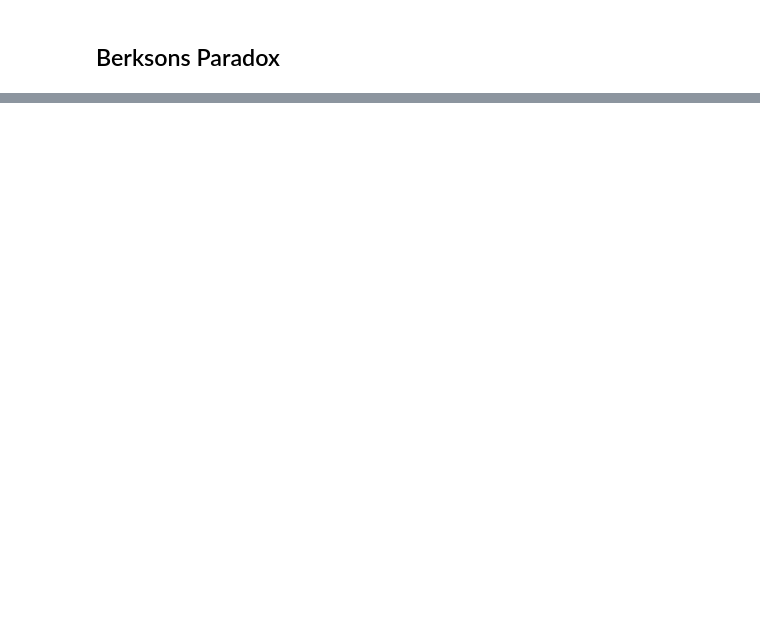
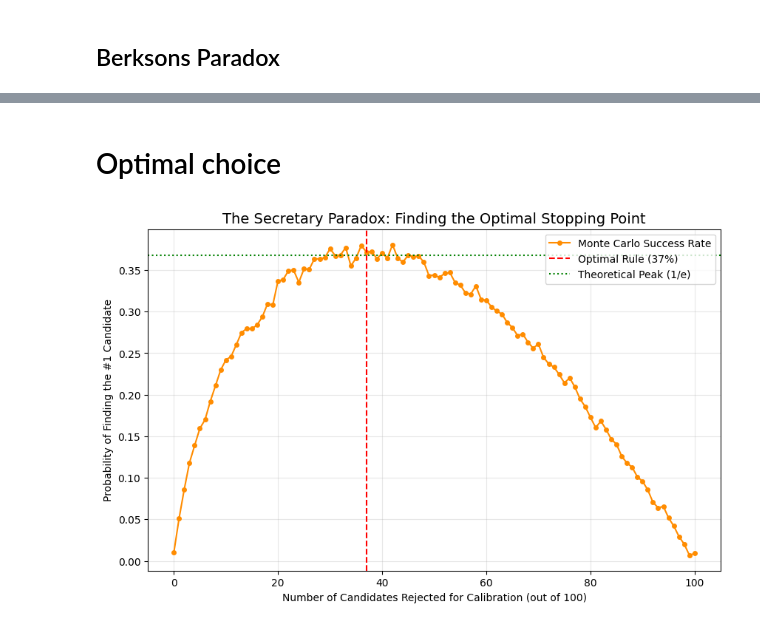
Before and after one commit to theshufflebee/heconomist, a Jupyter notebook: Articles/welcome_to_monte_carlo/main.ipynb, the cells around one changed output, grey strips where cells are left out. Saved outputs shown, nothing was run; the diff lists cells and outputs as text; code cells hidden in the pictures; blank space fills up the shorter version.

Commit message:
added berksons and perrondos paradox

```diff
--- a/Articles/welcome_to_monte_carlo/main.ipynb
+++ b/Articles/welcome_to_monte_carlo/main.ipynb
@@ -133,0 +219,52 @@ plt.show()
+# %% [markdown]
+# Optimal choice
+# %%
+import numpy as np
+import matplotlib.pyplot as plt
+
+def secretary_success_rate(n_candidates=100, stop_at=37, trials=5000):
+    successes = 0
+    for _ in range(trials):
+        candidates = np.random.random(n_candidates)
+        best_overall = np.max(candidates)
+
+        # Calibration phase
+        if stop_at == 0:
+            best_seen = -1.0
+        else:
+            best_seen = np.max(candidates[:stop_at])
+
+        # Selection phase
+        chosen = candidates[-1] # Default to last
+        for i in range(stop_at, n_candidates):
+            if candidates[i] > best_seen:
+                chosen = candidates[i]
+                break
+
+        if chosen == best_overall:
+            successes += 1
+
+    return successes / trials
+
+# Test different stopping points
+n_c = 100
+stop_points = np.arange(0, 101)
+success_rates = [secretary_success_rate(n_c, s) for s in stop_points]
+
+plt.figure(figsize=(10, 6))
+plt.plot(stop_points, success_rates, marker='o', markersize=4, color='darkorange', label='Monte Carlo Success Rate')
+plt.axvline(37, color='red', linestyle='--', label='Optimal Rule (37%)')
+plt.axhline(1/np.e, color='green', linestyle=':', label='Theoretical Peak (1/e)')
+
+plt.title("The Secretary Paradox: Finding the Optimal Stopping Point", fontsize=14)
+plt.xlabel("Number of Candidates Rejected for Calibration (out of 100)")
+plt.ylabel("Probability of Finding the #1 Candidate")
+plt.legend()
+plt.grid(alpha=0.3)
+plt.savefig('secretary_optimization.png')
+
+# Save data for csv
+df_secretary = pd.DataFrame({'StopPoint': stop_points, 'SuccessRate': success_rates})
+df_secretary.to_csv('secretary_results.csv', index=False)
+# %% [output]
+[figure, added]
```
Also changed, not shown: parts of 8 cells of this notebook.
